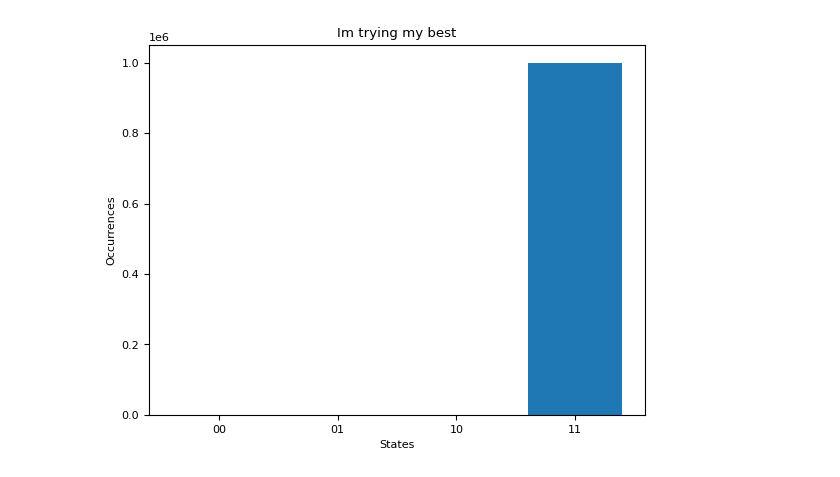
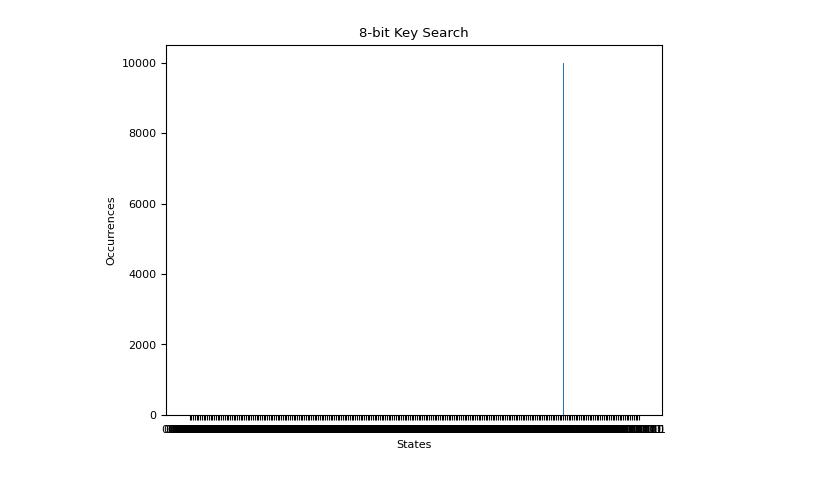
Before and after one commit to rushanh1/Quantum-Networks-Quantum-Circuits, a Jupyter notebook: quantum_brute_force_key_search.ipynb, the cells around one changed output. Saved outputs shown, nothing was run; the diff lists cells and outputs as text; code cells hidden in the pictures.

```diff
--- a/quantum_brute_force_key_search.ipynb
+++ b/quantum_brute_force_key_search.ipynb
@@ -104,10 +122,10 @@ q2: ───────@───@───────@───@────
 # %%
 #Applying the simulator
 
 result = cirq.Simulator().run(circuit, repetitions=10000)
 
-hist = cirq.plot_state_histogram(result, plt.subplot(), title = 'Im trying my best', xlabel = 'States', ylabel = 'Occurrences', tick_label=binary_labels(2))
+hist = cirq.plot_state_histogram(result, plt.subplot(), title = '8-bit Key Search', xlabel = 'States', ylabel = 'Occurrences', tick_label=binary_labels(n))
 
 plt.show()
 # %% [output]
-[figure, old version]
+[figure, new version]
```
Also changed, not shown: parts of 2 cells of this notebook.
